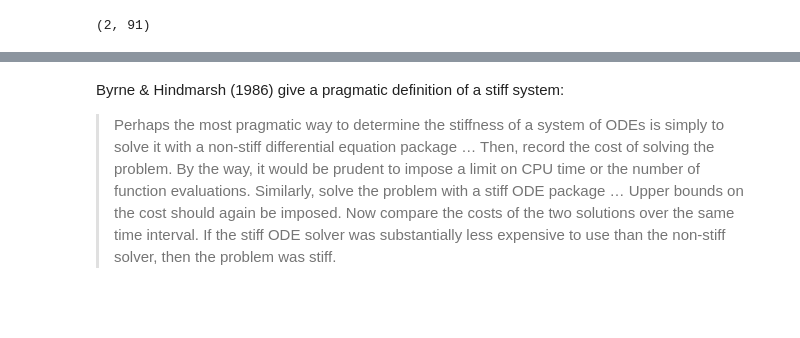
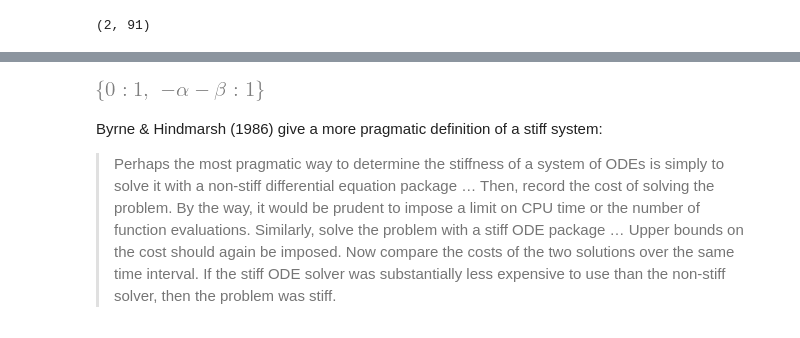
Before and after one commit to zingale/comp_astro_tutorial, a Jupyter notebook: content/reaction_networks/ODEs-implicit-systems.ipynb, the cells around one changed output, grey strips where cells are left out. Saved outputs shown, nothing was run; the diff lists cells and outputs as text; code cells hidden in the pictures; blank space fills up the shorter version.

```diff
--- a/content/reaction_networks/ODEs-implicit-systems.ipynb
+++ b/content/reaction_networks/ODEs-implicit-systems.ipynb
@@ -214,5 +256,12 @@ Notice that it basically needed to step at the characteristic timescale to get a
+# %%
+alpha, beta = symbols("alpha beta")
+
+J = Matrix([[-alpha, beta], [alpha, -beta]])
+J.eigenvals()
+# %% [output]
+[figure, added]
 # %% [markdown]
-Byrne & Hindmarsh (1986) give a pragmatic definition of a stiff system:
+Byrne & Hindmarsh (1986) give a more pragmatic definition of a stiff system:
 
   > Perhaps the most pragmatic way to determine the stiffness of a system of ODEs
   > is simply to solve it with a non-stiff differential equation package …
```
Also changed, not shown: parts of 9 cells of this notebook, 2 other files.
